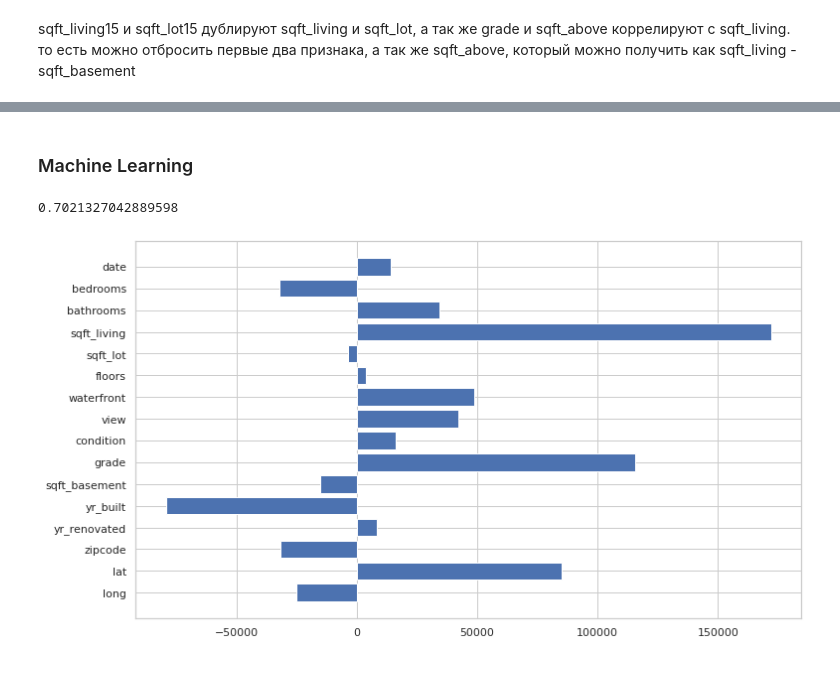
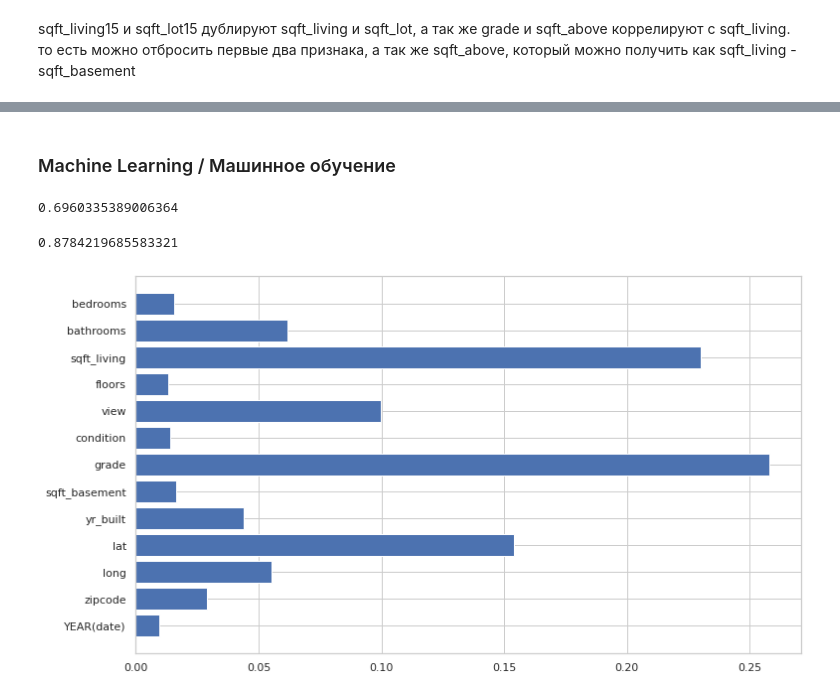
Before and after one commit to maxpylnyk/datascience, a Jupyter notebook: house_sales.ipynb, the cells around one changed output, grey strips where cells are left out. Cells and saved outputs as stored; diff of their text form; code cells hidden in the pictures.

Commit message:
featuretools and pytolemaic added

```diff
--- a/house_sales.ipynb
+++ b/house_sales.ipynb
@@ -269,2 +336,2 @@ X = data.drop(columns=['price'])
 # %%
-X
+X = feature_matrix
@@ -285,4 +343,4 @@ X
 # %%
 #@title #### Scaling / Масштабирование
 scaler = StandardScaler()
-X = scaler.fit_transform(X)
+X_sc = scaler.fit_transform(X)
@@ -289,25 +355,31 @@ X = scaler.fit_transform(X)
 # %%
 #@title #### Train / Test Split
 X_train, X_test, y_train, y_test = train_test_split(
-        X, y, test_size=0.2, random_state=42)
+        X_sc, y, test_size=0.2)
 # %% [markdown]
-### Machine Learning
+### Machine Learning / Машинное обучение
 # %%
-estimator = LinearRegression(n_jobs=-1).fit(X_train, y_train)
-estimator.score(X_test, y_test)
+baseline = LinearRegression(n_jobs=-1).fit(X_train, y_train)
+baseline.score(X_test, y_test)
 # %% [output]
-0.7021327042889598
+0.6960335389006364
+# %%
+from sklearn.ensemble import ExtraTreesRegressor
+
+estimator = ExtraTreesRegressor(n_jobs=-1).fit(X_train, y_train)
+estimator.score(X_test, y_test)
+# %% [output]
+0.8784219685583321
 # %%
 fig, ax = plt.subplots(figsize=(12, 7))
+cols = X.columns
+y_pos = np.arange(estimator.n_features_)
 
-cols = data.drop(columns=['price']).columns
-y_pos = np.arange(len(cols))
-
-ax.barh(y_pos, estimator.coef_)
+ax.barh(y_pos, estimator.feature_importances_)
 ax.set_yticks(y_pos)
 ax.set_yticklabels(cols)
 ax.invert_yaxis()
 plt.show()
 # %% [output]
-[figure, old version]
+[figure, new version]
 # %%
```
Also changed, not shown: parts of 35 cells of this notebook.
